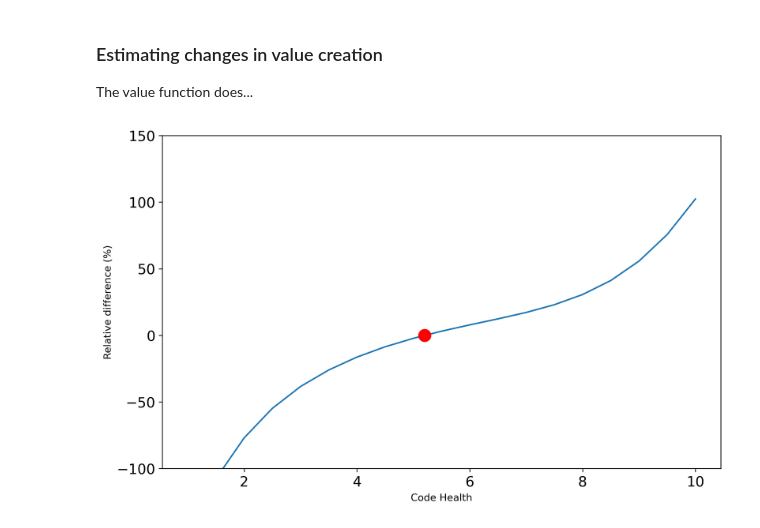
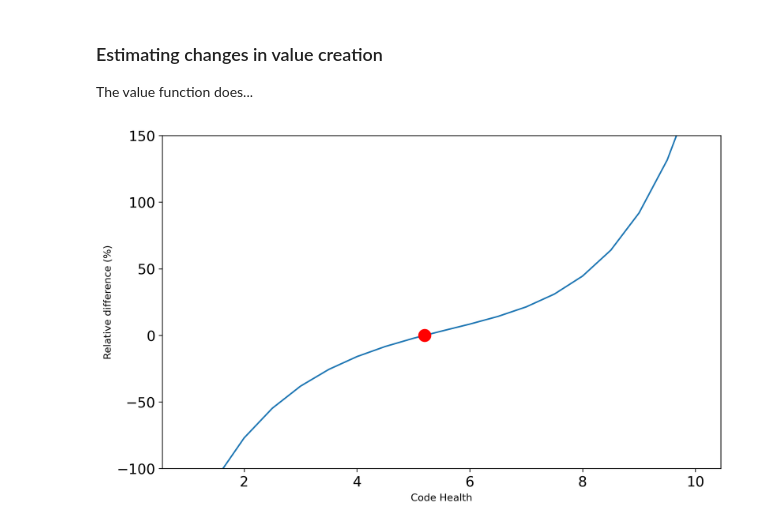
Before and after one commit to codescene-research/increasing-returns-techdebt-2024, a Jupyter notebook: TechDebt24_increasing_returns.ipynb, the cells around one changed output. Cells and saved outputs as stored; diff of their text form; code cells hidden in the pictures.

```diff
--- a/TechDebt24_increasing_returns.ipynb
+++ b/TechDebt24_increasing_returns.ipynb
@@ -124,7 +125,7 @@ def run_plot_bootstrap(nbr_of_samples, df):
 
     # Plot for Defects
     plt.figure(figsize=(7, 6), dpi=300)
-    for i in range(nbr_of_samples):
+    for i in tqdm(range(nbr_of_samples), desc='Defects'):
         sample = bootstrap_sample(sample_size, df)
         coeff_bug = ily.bug_Poly_Regression(sample)
         y_pred_bug = np.polyval(coeff_bug, x_new)
@@ -140,7 +141,7 @@ def run_plot_bootstrap(nbr_of_samples, df):
 
     # Plot for Time-in-Development
     plt.figure(figsize=(7, 6), dpi=300)
-    for i in range(nbr_of_samples):
+    for i in tqdm(range(nbr_of_samples), desc='Time'):
         sample = bootstrap_sample(sample_size, df)
         coeff_time = ily.time_Poly_Regression(sample)
         y_pred_time = np.polyval(coeff_time, x_new)
@@ -153,9 +154,11 @@ def run_plot_bootstrap(nbr_of_samples, df):
     plt.xlabel('Code Health')
     plt.ylabel('Avg. Time-in-Development')
     plt.show()
+
+    return p_bug, p_time
 # %%
 nbr_bootstrapping_runs=10000
-run_plot_bootstrap(nbr_bootstrapping_runs, increasing_returns_df)
+p_bug, p_time = run_plot_bootstrap(nbr_bootstrapping_runs, increasing_returns_df)
 # %% [output]
 [figure]
 [figure]
@@ -188,12 +191,12 @@ ENYS: PLEASE CONTINUE FROM HERE :-)
 # Sampling from the covariance matrices for the value function
 sample_size=1000
 
-Sample_bugs_pol=np.zeros((sample_size, p.shape[0]))
+Sample_bugs_pol=np.zeros((sample_size, len(p_bug)))
 for i in range (sample_size):
     p_bis = np.random.multivariate_normal(polynomial_coefficients_bugs, covariance_matrix_bugs)
     Sample_bugs_pol[i]= p_bis
 
-Sample_time_pol=np.zeros((sample_size, p.shape[0]))
+Sample_time_pol=np.zeros((sample_size, len(p_time)))
 for i in range (sample_size):
     p_bis = np.random.multivariate_normal(polynomial_coefficients_time, covariance_matrix_time)
     Sample_time_pol[i]= p_bis
@@ -213,11 +216,8 @@ def Added_value_polynomial(value_creation_old,CH_old,CH_new,unplanned_work_old):
     T_old = Sample_time_pol[:,0]*(CH_old**3)+Sample_time_pol[:,1]*(CH_old**2)+Sample_time_pol[:,2]*CH_old+Sample_time_pol[:,3]
     T_new = Sample_time_pol[:,0]*(CH_new**3)+Sample_time_pol[:,1]*(CH_new**2)+Sample_time_pol[:,2]*CH_new+Sample_time_pol[:,3]
 
-    time_improvement=(time_old-time_new)/time_old
-    T_improv=(T_old-T_new)/T_old
-
-    capacity_new=capacity_old*(1+time_improvement)
-    Cap_new=capacity_old*(1+T_improv)
+    capacity_new=capacity_old*(time_old / time_new)
+    Cap_new=capacity_old*(T_old / T_new)
 
     # Bug Reduction ################################
     bugs_old=PolReg_bugs_a*(CH_old**3)+PolReg_bugs_b*(CH_old**2)+PolReg_bugs_c*CH_old+PolReg_bugs_d
@@ -226,12 +226,9 @@ def Added_value_polynomial(value_creation_old,CH_old,CH_new,unplanned_work_old):
     B_old = Sample_bugs_pol[:,0]*(CH_old**3)+Sample_bugs_pol[:,1]*(CH_old**2)+Sample_bugs_pol[:,2]*CH_old+Sample_bugs_pol[:,3]
     B_new = Sample_bugs_pol[:,0]*(CH_new**3)+Sample_bugs_pol[:,1]*(CH_new**2)+Sample_bugs_pol[:,2]*CH_new+Sample_bugs_pol[:,3]
 
-    bug_reduction=(bugs_old-bugs_new)/bugs_old
-    B_red=(B_old-B_new)/B_old
-
     # New Unplanned Work ################################
-    unplanned_work_new=unplanned_work_old*(1-bug_reduction)
-    UN_W_new=unplanned_work_old*(1-B_red)
+    unplanned_work_new=unplanned_work_old*(bugs_new / bugs_old)
+    UN_W_new=unplanned_work_old*(B_new / B_old)
 
     # New Value Creation ################################
     value_creation_new=capacity_new*(1-unplanned_work_new)
@@ -243,34 +240,35 @@ def Added_value_polynomial(value_creation_old,CH_old,CH_new,unplanned_work_old):
 
     # Print output ################################
     #delta_CH=CH_new-CH_old
     #if delta_CH>=0:
      #   print(f'increase of {np.round(delta_CH,2)} CH, which represents {np.round(100*added_value/value_creation_old,1)}% in value creation')
     #else:
      #   print(f'decrease of {np.abs(np.round(delta_CH,2))} CH, which represents {np.round(100*added_value/value_creation_old,1)}% in value creation')
 
     return added_value,ADD_VAL
 
 def Pol_value_plot(value_creation_old,CH_old,unplanned_work_old):
 
     X=np.arange(1,10.5,0.5)
     Y=np.zeros_like(X)
     Y_samp=np.zeros((sample_size,Y.shape[0]))
     plt.figure(figsize=(10, 6), dpi=300)
     for i in range(X.shape[0]):
         Y[i],Y_samp[:,i]= Added_value_polynomial(value_creation_old,CH_old,X[i],unplanned_work_old)
 
     #for i in range(sample_size):
     #    plt.plot(X,Y_samp[i],color='lightsteelblue', alpha=0.3)
     plt.plot(X,Y)
     plt.plot(CH_old,0,color='red', marker='o', markersize=12, label='current Code Health')
     #plt.legend()
     plt.xlabel('Code Health')
     plt.ylabel('Relative difference (%)')
     plt.xticks(fontsize=14)
     plt.yticks(fontsize=14)
     plt.ylim(-100, 150)
     plt.show()
+
+
+Pol_value_plot(100,5.2,0.3)
+# %% [output]
+[figure, added]
-# %%
-Pol_value_plot(100,5.2,0.3)
-# %% [output]
-[figure, removed]
```
Also changed, not shown: parts of 2 cells of this notebook.
